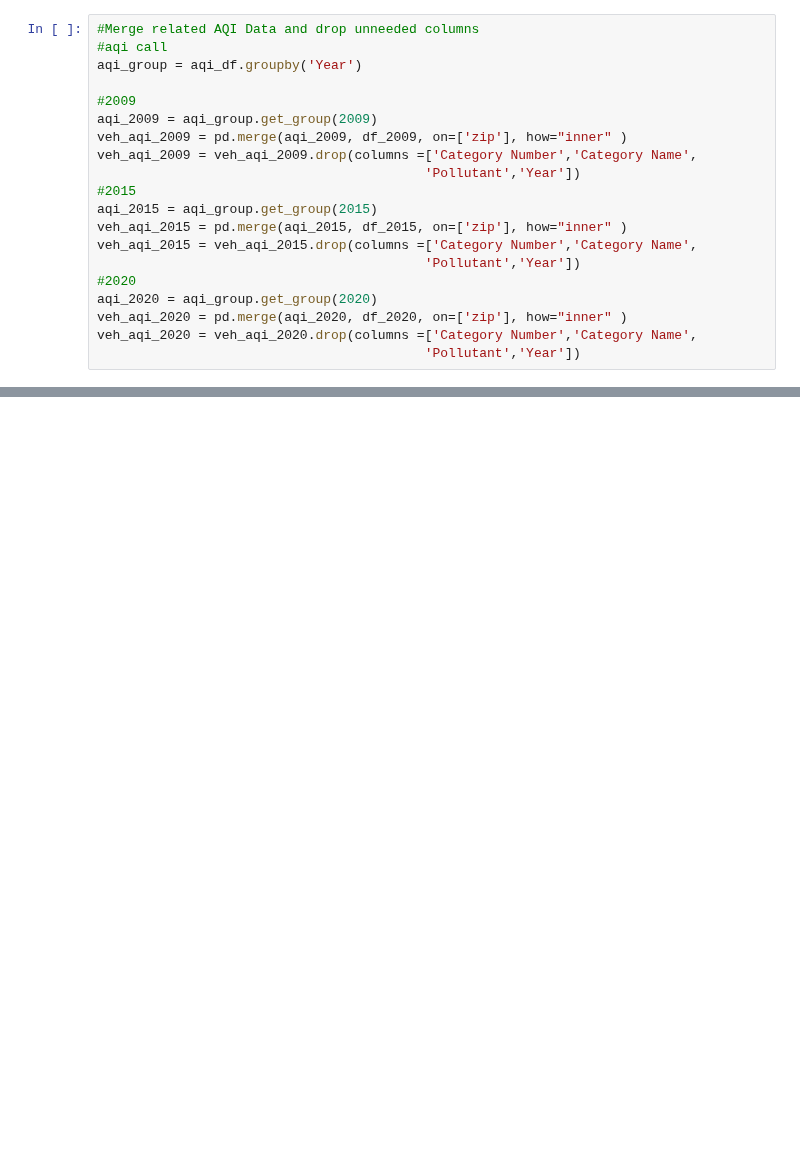
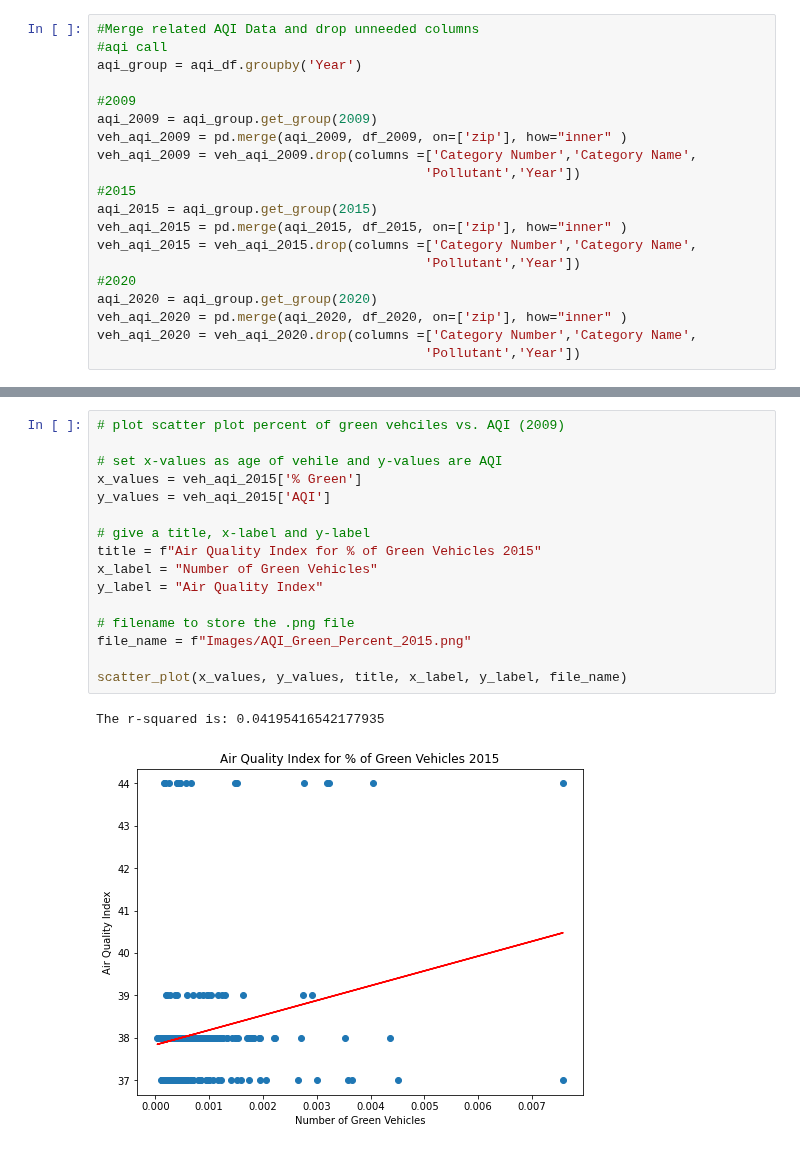
Before and after one commit to paloni-dotcom/Se7en, a Jupyter notebook: Hybrid_vs_Standard.ipynb, the cells around one changed output, grey strips where cells are left out. Drawn from its saved outputs; the diff is of its cells as text; blank space fills up the shorter version.

```diff
--- a/Hybrid_vs_Standard.ipynb
+++ b/Hybrid_vs_Standard.ipynb
@@ -219,0 +308,19 @@ print(f'2009- {max_2009} | 2015- {max_2015} | 2020- {max_2020} ')
+# %%
+# plot scatter plot percent of green vehciles vs. AQI (2009)
+
+# set x-values as age of vehile and y-values are AQI
+x_values = veh_aqi_2015['% Green']
+y_values = veh_aqi_2015['AQI']
+
+# give a title, x-label and y-label
+title = f"Air Quality Index for % of Green Vehicles 2015"
+x_label = "Number of Green Vehicles"
+y_label = "Air Quality Index"
+
+# filename to store the .png file
+file_name = f"Images/AQI_Green_Percent_2015.png"
+
+scatter_plot(x_values, y_values, title, x_label, y_label, file_name)
+# %% [output]
+The r-squared is: 0.04195416542177935
+[figure, added]
```
Also changed, not shown: parts of 10 cells of this notebook, 5 other files.
